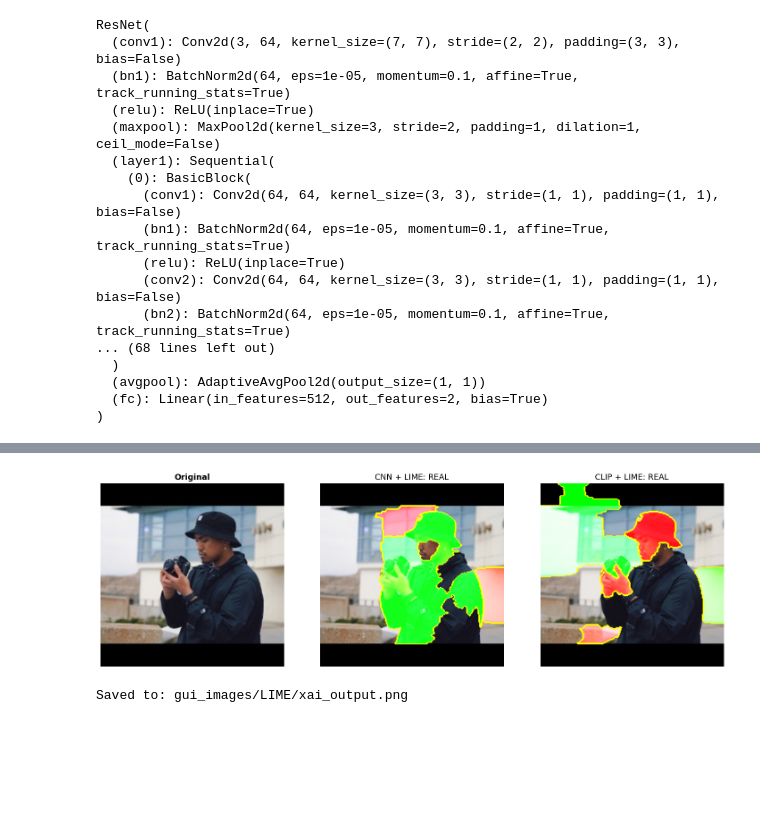
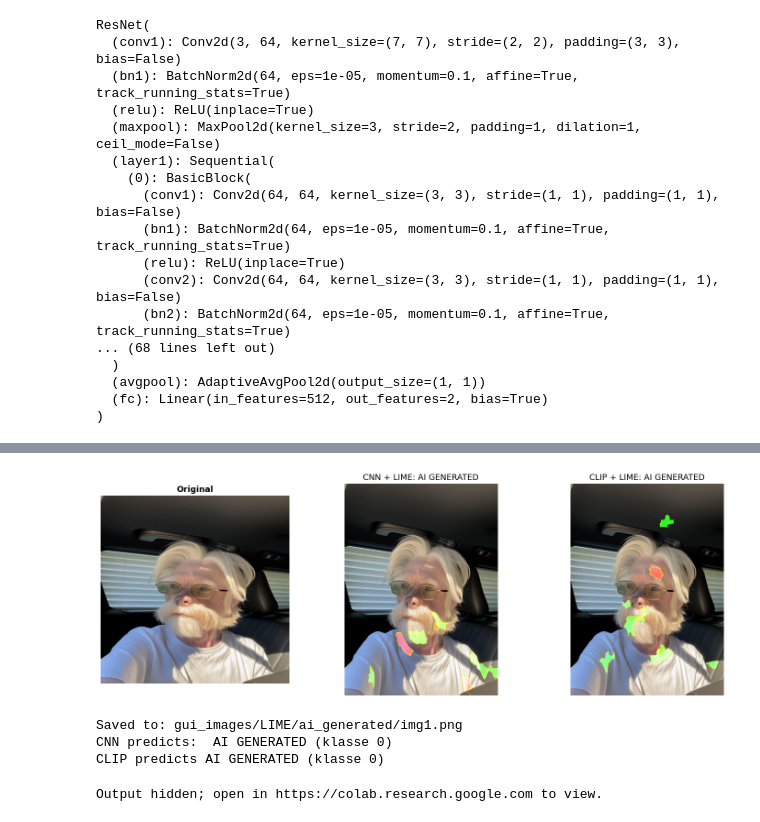
Before and after one commit to lucafossen/INFO381-GitHub, a Jupyter notebook: LIME_xai.ipynb, the cells around one changed output, grey strips where cells are left out. Drawn from its saved outputs; the diff is of its cells as text; code cells hidden in the pictures; blank space fills up the shorter version.

Commit message:
Add images

```diff
--- a/LIME_xai.ipynb
+++ b/LIME_xai.ipynb
@@ -237,25 +237,23 @@ def process_image_with_lime(image_number, ai=False):
         img_path,
         resnet_model,
         resnet_transform,
-        class_names=["real", "ai_generated"]
+        class_names=class_names
     )
 
     clip_result = run_lime_get_outputs(
         img_path,
         clip_model,
         clip_transform,
-        class_names=["real", "ai_generated"]
+        class_names=class_names
     )
 
     # Visualize the results
-    filename = f"{'real' if not ai else 'ai_generated'}/img{image_number}-lime.png"
+    filename = f"{'real' if not ai else 'ai_generated'}/img{image_number}.png"
     visualize_side_by_side_lime(
         original_img_np=cnn_result["img_np"],
         cnn_result=cnn_result,
         clip_result=clip_result,
         filename=filename
     )
-
-# process_image_with_lime(1)  # Process image 1
-process_image_with_lime(2)  # Process image 2
-process_image_with_lime(3)  # Process image 3
+    print(f"CNN predicts:  {cnn_result['label'].upper()} (klasse {cnn_result['class_id']})")
+    print(f"CLIP predicts {clip_result['label'].upper()} (klasse {clip_result['class_id']})")
@@ -297,10 +260,13 @@ CLIP predicts REAL (klasse 1)
-# %%
-img_path = cherry_pick_img_real[1]
-
-cnn_lime  = run_lime_get_outputs(img_path, resnet_model, resnet_transform, class_names)
-clip_lime = run_lime_get_outputs(img_path, clip_model,   clip_transform,  class_names)
-
-visualize_side_by_side_lime(cnn_lime["img_np"], cnn_lime, clip_lime)
-# %% [output]
-[figure, removed]
-Saved to: gui_images/LIME/xai_output.png
+# %%
+process_image_with_lime(1, ai=True)
+# %% [output]
+[figure, added]
+Saved to: gui_images/LIME/ai_generated/img1.png
+CNN predicts:  AI GENERATED (klasse 0)
+CLIP predicts AI GENERATED (klasse 0)
+# %%
+for i in range(2, 11):
+    process_image_with_lime(i, ai=True)
+    process_image_with_lime(i, ai=False)
+# %% [output]
+Output hidden; open in https://colab.research.google.com to view.
```
Also changed, not shown: parts of 5 cells of this notebook, 6 other files.
